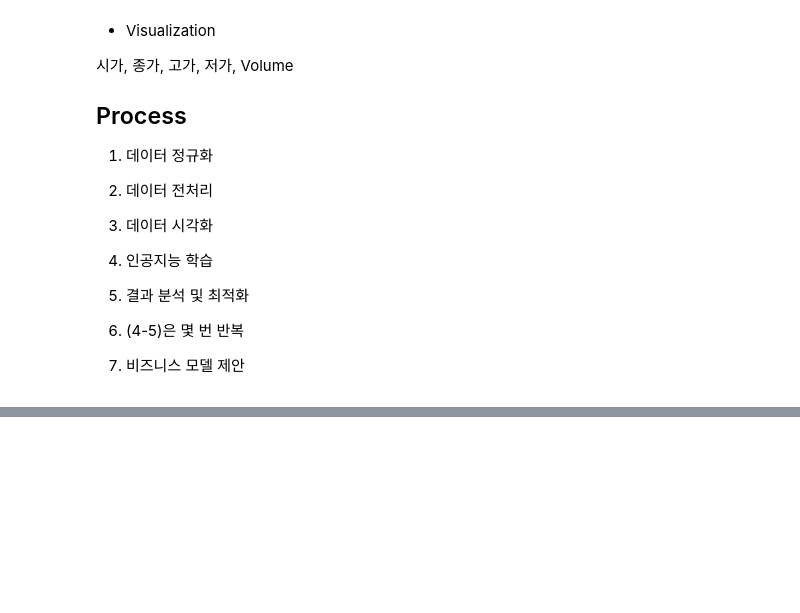
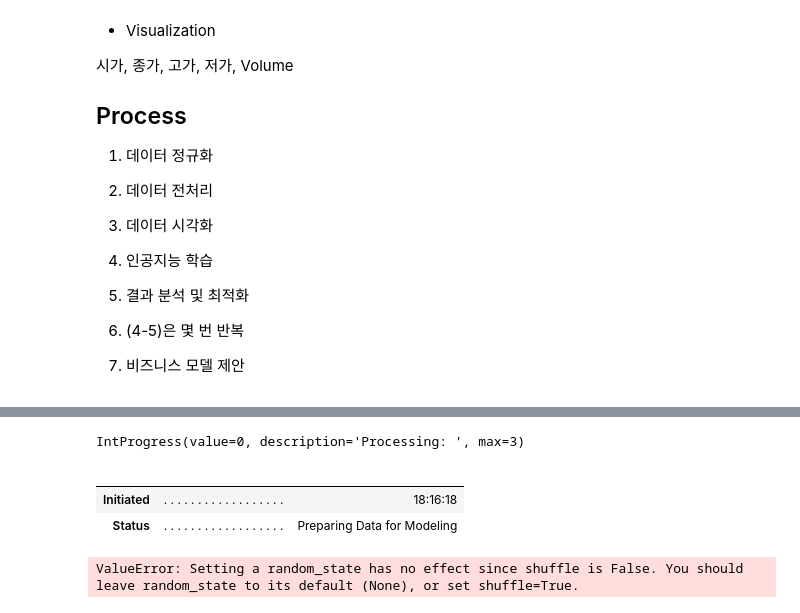
Before and after one commit to dong-hoon-lee/practices, a Jupyter notebook: projects/dacon/idea_competition/krx-big-data.ipynb, the cells around one changed output, grey strips where cells are left out. Cells and saved outputs as stored; diff of their text form; code cells hidden in the pictures; blank space fills up the shorter version.

```diff
--- a/projects/dacon/idea_competition/krx-big-data.ipynb
+++ b/projects/dacon/idea_competition/krx-big-data.ipynb
@@ -607,0 +686,9 @@ from sklearn.preprocessing import Normalizer
+# %%
+clu1 = setup(data=j, normalize=True)
+# %% [output]
+IntProgress(value=0, description='Processing: ', max=3)
+|  |  |  |
+|  |  |  |
+| Initiated | . . . . . . . . . . . . . . . . . . | 18:16:18 |
+| Status | . . . . . . . . . . . . . . . . . . | Preparing Data for Modeling |
+ValueError: Setting a random_state has no effect since shuffle is False. You should leave random_state to its default (None), or set shuffle=True.
```
Also changed, not shown: parts of 19 cells of this notebook, 3 other files.
